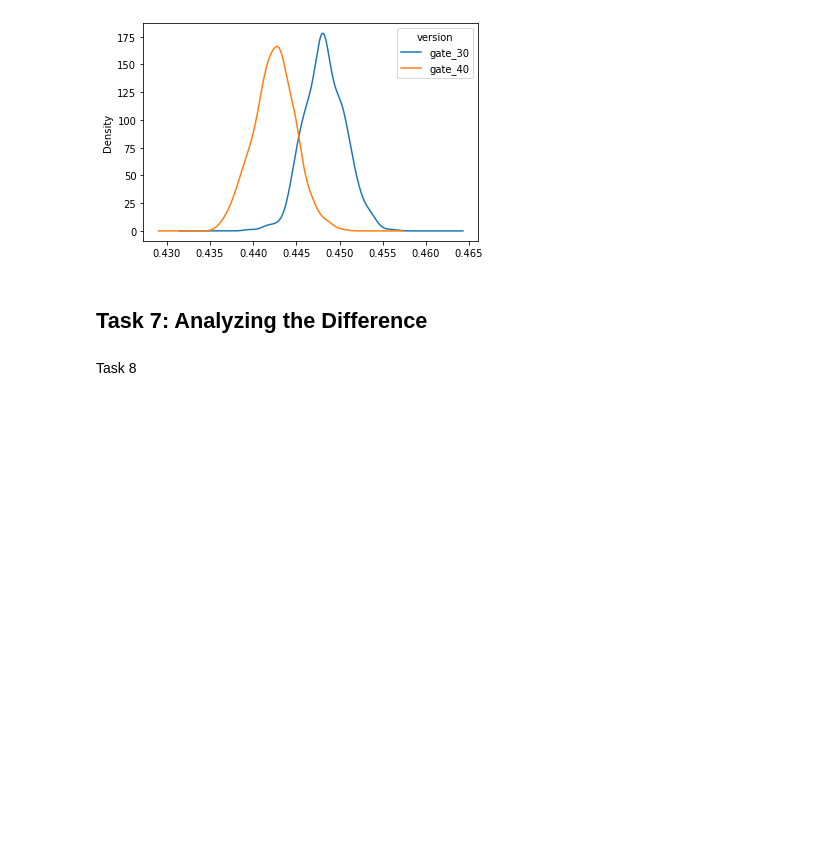
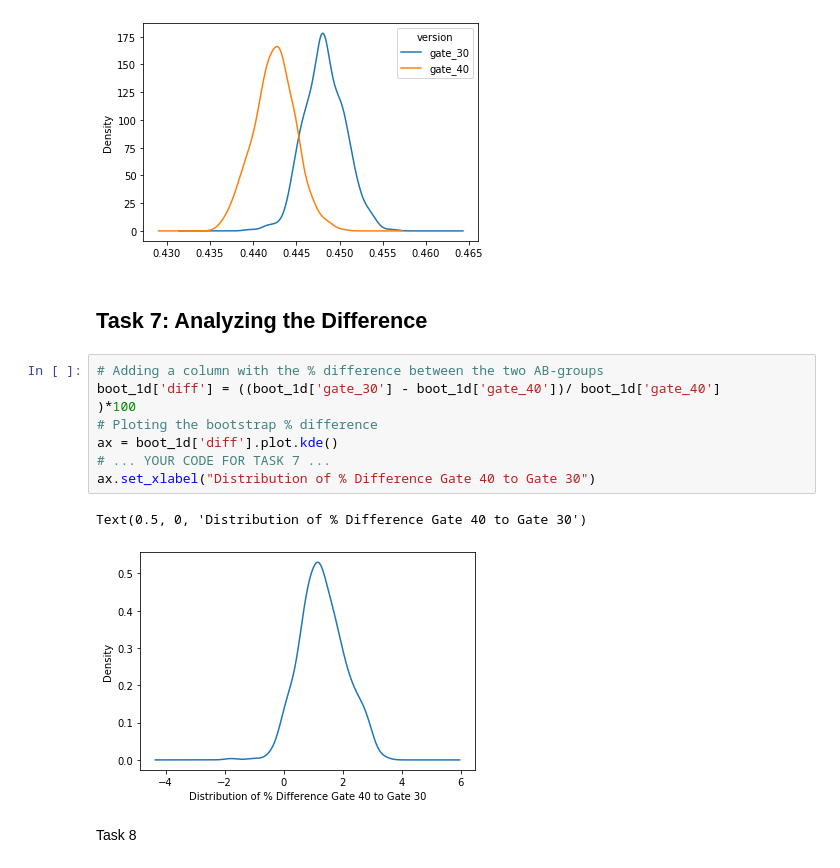
Before and after one commit to CristinaTRico/ABTestCookieCats, a Jupyter notebook: notebook.ipynb, the cells around one changed output. Drawn from its saved outputs; the diff is of its cells as text; blank space fills up the shorter version.

Commit message:
add notebook task 7

```diff
--- a/notebook.ipynb
+++ b/notebook.ipynb
@@ -84,5 +84,16 @@ boot_1d.plot.kde()
 [figure]
 # %% [markdown]
 ## Task 7: Analyzing the Difference
+# %%
+# Adding a column with the % difference between the two AB-groups
+boot_1d['diff'] = ((boot_1d['gate_30'] - boot_1d['gate_40'])/ boot_1d['gate_40']
+)*100
+# Ploting the bootstrap % difference
+ax = boot_1d['diff'].plot.kde()
+# ... YOUR CODE FOR TASK 7 ...
+ax.set_xlabel("Distribution of % Difference Gate 40 to Gate 30")
+# %% [output]
+Text(0.5, 0, 'Distribution of % Difference Gate 40 to Gate 30')
+[figure, added]
 # %% [markdown]
 Task 8
```
